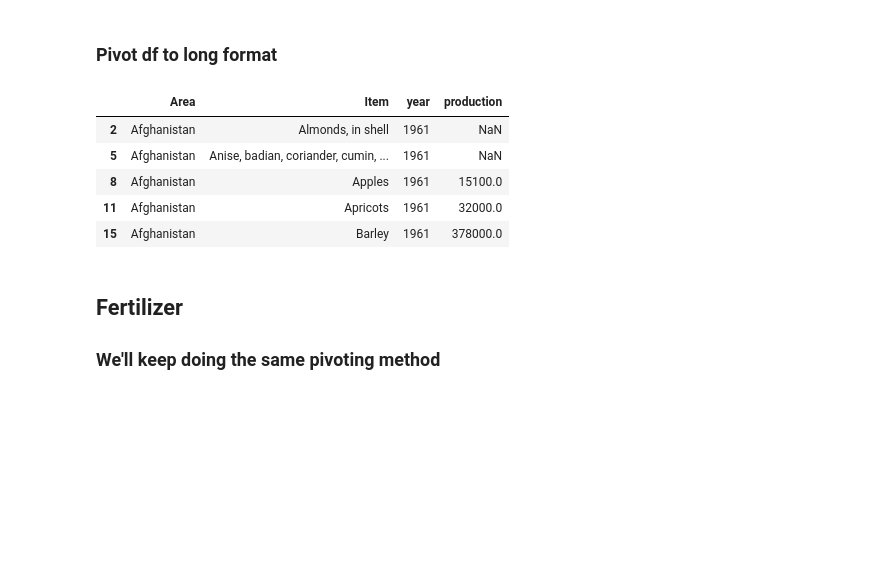
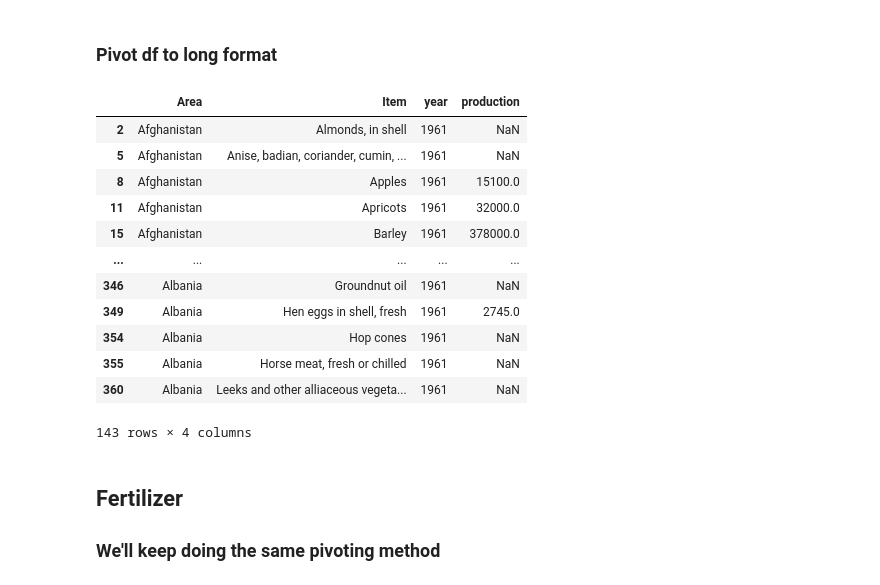
Before and after one commit to hunterblum/CloudFinal-Team1, a Jupyter notebook: Data/Clean_Wrangle.ipynb, the cells around one changed output. Cells and saved outputs as stored; diff of their text form; code cells hidden in the pictures; blank space fills up the shorter version.

Commit message:
Fixed duplicate temperature and crops issue

```diff
--- a/Data/Clean_Wrangle.ipynb
+++ b/Data/Clean_Wrangle.ipynb
@@ -20,25 +20,34 @@ crops.head()
 # %%
 # Need to get years to be in rows
 years_list = crops.iloc[: ,9:70].columns.values.tolist()
 
 # Melt to get rows
 crops_long = pd.melt(crops, id_vars = ['Area', 'Item', 'Element', 'Unit'],
                       value_vars = years_list, var_name="year", value_name="production")
 
 # Get rid of Y before year
 crops_long['year']=  crops_long['year'].str.extract(r'(\d+)', expand=False)
 crops_long = crops_long[crops_long['Element'] == 'Production']
+crops_long = crops_long[crops_long['Unit'] == 'tonnes']
 crops_long = crops_long.drop(['Element', 'Unit'], axis = 1)
 crops_long['year'] = crops_long['year'].astype(int)
 
-crops_long.head()
+crops_long = crops_long.drop_duplicates()
+crops_long.head(143)
 # %% [output]
 |  | Area | Item | year | production |
 | 2 | Afghanistan | Almonds, in shell | 1961 | NaN |
 | 5 | Afghanistan | Anise, badian, coriander, cumin, ... | 1961 | NaN |
 | 8 | Afghanistan | Apples | 1961 | 15100.0 |
 | 11 | Afghanistan | Apricots | 1961 | 32000.0 |
 | 15 | Afghanistan | Barley | 1961 | 378000.0 |
+| ... | ... | ... | ... | ... |
+| 346 | Albania | Groundnut oil | 1961 | NaN |
+| 349 | Albania | Hen eggs in shell, fresh | 1961 | 2745.0 |
+| 354 | Albania | Hop cones | 1961 | NaN |
+| 355 | Albania | Horse meat, fresh or chilled | 1961 | NaN |
+| 360 | Albania | Leeks and other alliaceous vegeta... | 1961 | NaN |
+143 rows × 4 columns
 # %% [markdown]
 ## Fertilizer
 ### We'll keep doing the same pivoting method
```
Also changed, not shown: parts of 5 cells of this notebook, 1 other file.
